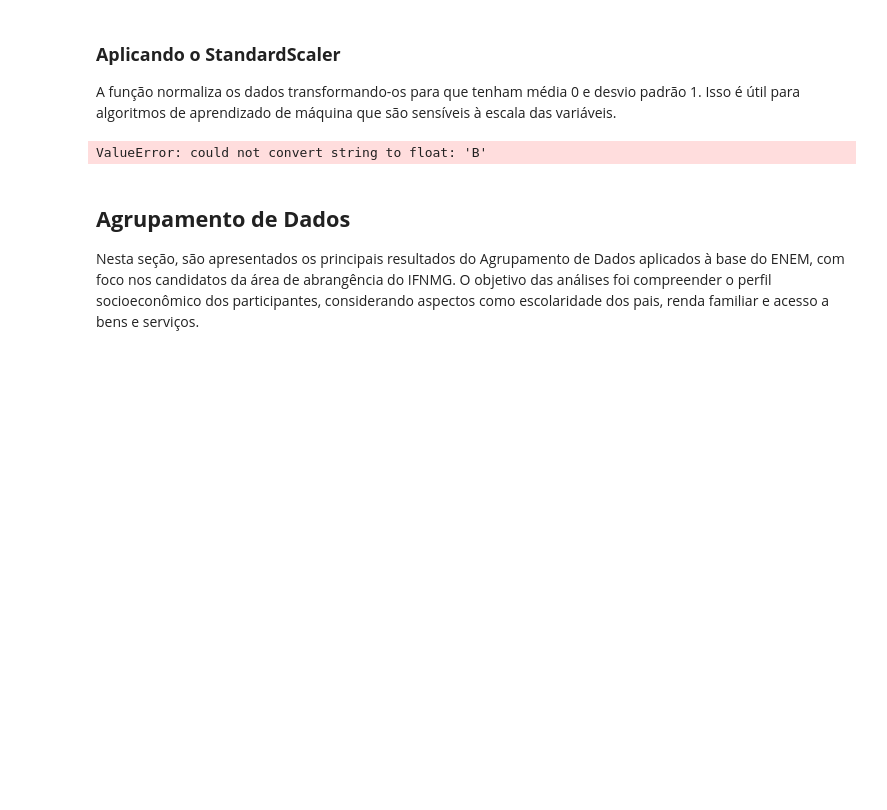
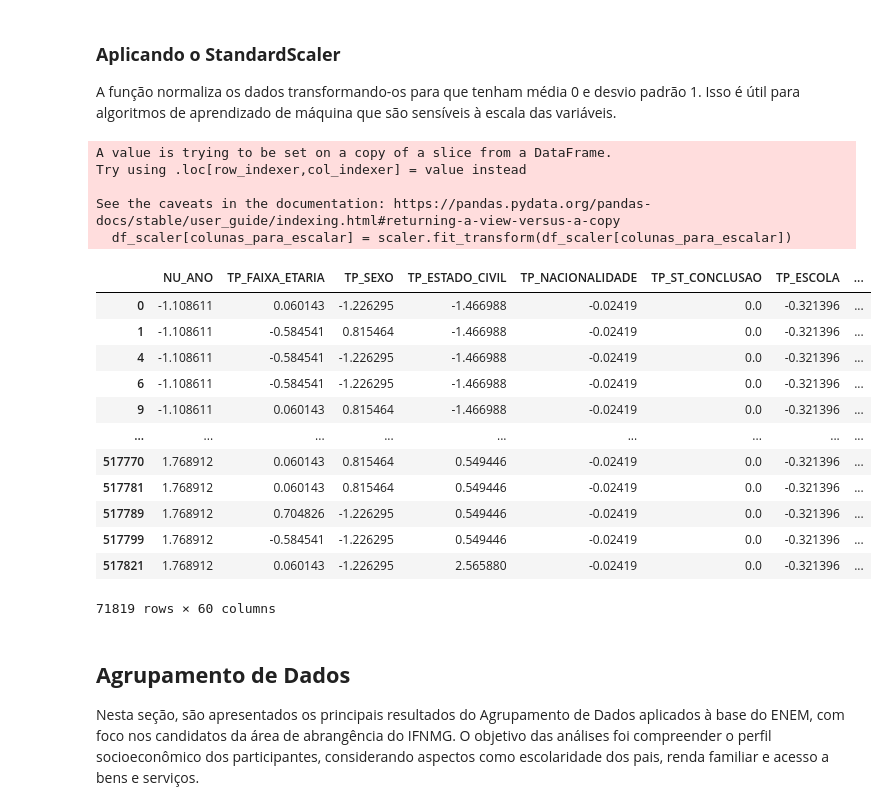
Before and after one commit to NandaLeal/TCC, a Jupyter notebook: TCC - FASE 3 .ipynb, the cells around one changed output. Saved outputs shown, nothing was run; the diff lists cells and outputs as text; code cells hidden in the pictures; blank space fills up the shorter version.

```diff
--- a/TCC - FASE 3 .ipynb
+++ b/TCC - FASE 3 .ipynb
@@ -217,16 +297,33 @@ Após a limpeza e recodificação da variável **TP_ESCOLA**, o conjunto de dado
 
 A função normaliza os dados transformando-os para que tenham média 0 e desvio padrão 1. Isso é útil para algoritmos de aprendizado de máquina que são sensíveis à escala das variáveis.
 # %%
-df_scaler = df_final
+df_scaler = df_ifnmg
 excluir = ["NO_MUNICIPIO_ESC", "SG_UF_ESC"]
 
 colunas_para_escalar = [c for c in df_scaler.columns if c not in excluir]
 
 scaler = StandardScaler()
 df_scaler[colunas_para_escalar] = scaler.fit_transform(df_scaler[colunas_para_escalar])
 df_scaler
 # %% [output]
-ValueError: could not convert string to float: 'B'
+A value is trying to be set on a copy of a slice from a DataFrame.
+Try using .loc[row_indexer,col_indexer] = value instead
+
+See the caveats in the documentation: https://pandas.pydata.org/pandas-docs/stable/user_guide/indexing.html#returning-a-view-versus-a-copy
+  df_scaler[colunas_para_escalar] = scaler.fit_transform(df_scaler[colunas_para_escalar])
+|  | NU_ANO | TP_FAIXA_ETARIA | TP_SEXO | TP_ESTADO_CIVIL | TP_NACIONALIDADE | TP_ST_CONCLUSAO | TP_ESCOLA | ... |
+| 0 | -1.108611 | 0.060143 | -1.226295 | -1.466988 | -0.02419 | 0.0 | -0.321396 | ... |
+| 1 | -1.108611 | -0.584541 | 0.815464 | -1.466988 | -0.02419 | 0.0 | -0.321396 | ... |
+| 4 | -1.108611 | -0.584541 | -1.226295 | -1.466988 | -0.02419 | 0.0 | -0.321396 | ... |
+| 6 | -1.108611 | -0.584541 | -1.226295 | -1.466988 | -0.02419 | 0.0 | -0.321396 | ... |
+| 9 | -1.108611 | 0.060143 | 0.815464 | -1.466988 | -0.02419 | 0.0 | -0.321396 | ... |
+| ... | ... | ... | ... | ... | ... | ... | ... | ... |
+| 517770 | 1.768912 | 0.060143 | 0.815464 | 0.549446 | -0.02419 | 0.0 | -0.321396 | ... |
+| 517781 | 1.768912 | 0.060143 | 0.815464 | 0.549446 | -0.02419 | 0.0 | -0.321396 | ... |
+| 517789 | 1.768912 | 0.704826 | -1.226295 | 0.549446 | -0.02419 | 0.0 | -0.321396 | ... |
+| 517799 | 1.768912 | -0.584541 | -1.226295 | 0.549446 | -0.02419 | 0.0 | -0.321396 | ... |
+| 517821 | 1.768912 | 0.060143 | -1.226295 | 2.565880 | -0.02419 | 0.0 | -0.321396 | ... |
+71819 rows × 60 columns
 # %% [markdown]
 ## **Agrupamento de Dados**
 
```
Also changed, not shown: parts of 7 cells of this notebook.
